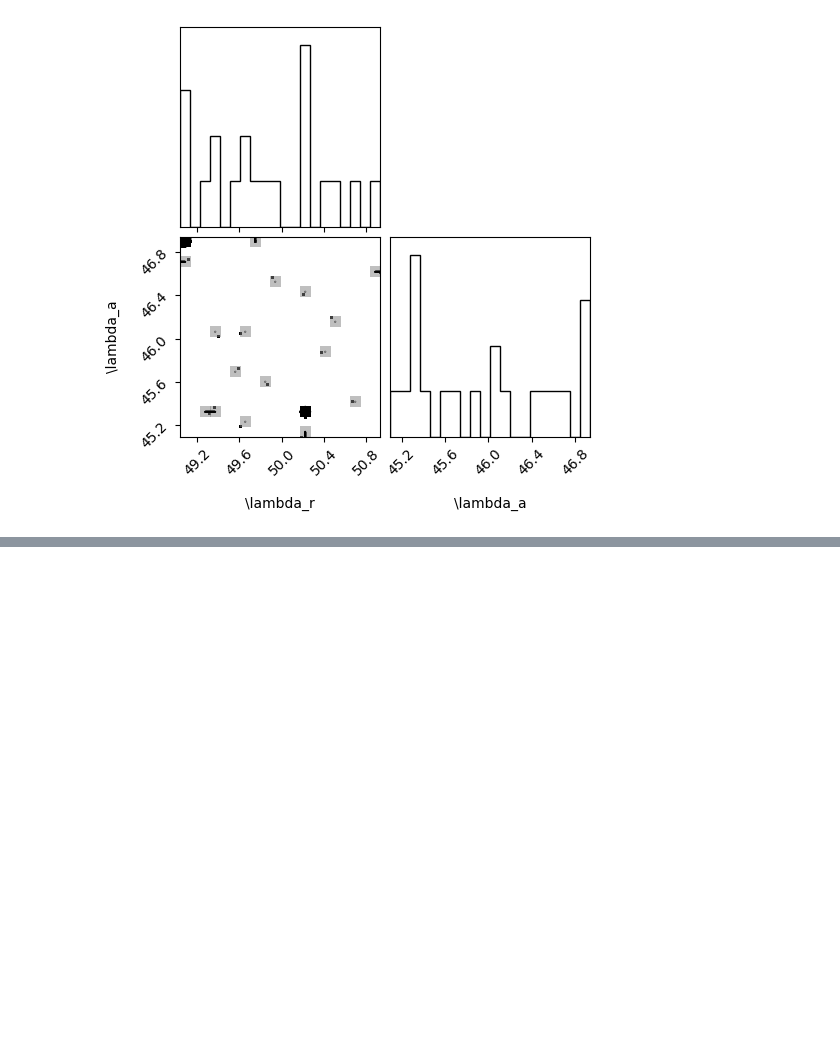
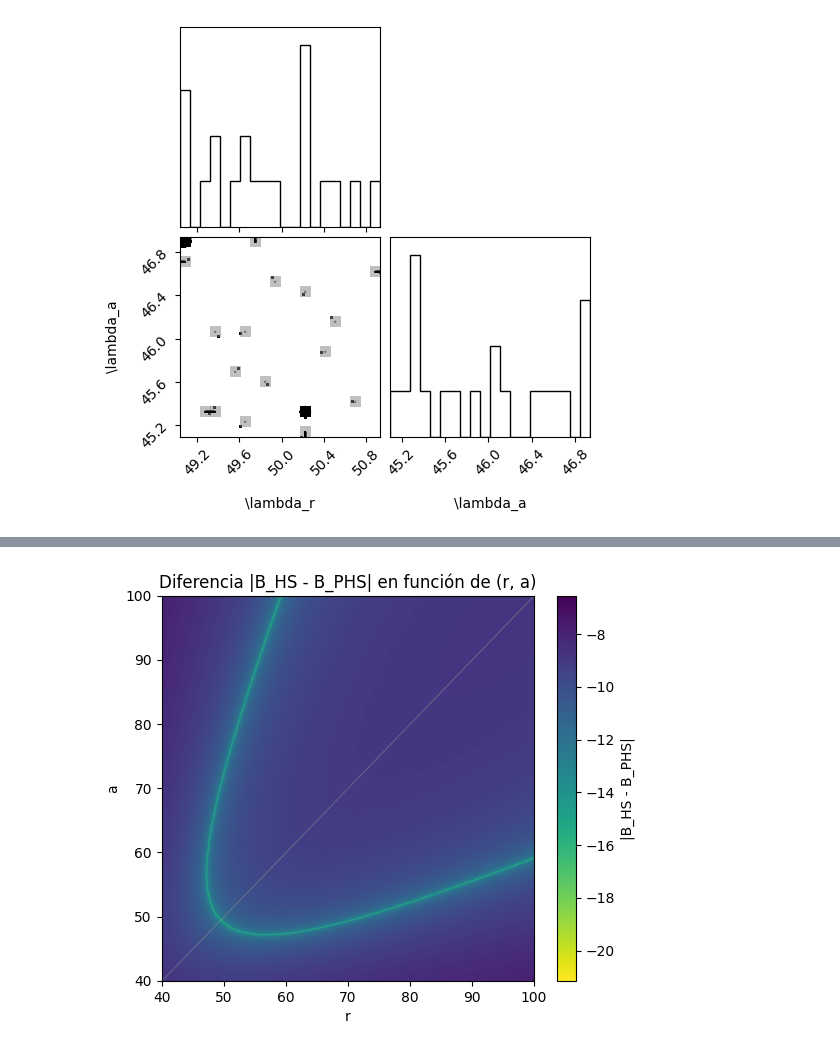
Before and after one commit to Alanxyz/statisticalphysicsrocks, a Jupyter notebook: MC.ipynb, the cells around one changed output, grey strips where cells are left out. Saved outputs shown, nothing was run; the diff lists cells and outputs as text; code cells hidden in the pictures; blank space fills up the shorter version.

```diff
--- a/MC.ipynb
+++ b/MC.ipynb
@@ -373,0 +419,12 @@ plt.plot(r, [f(x) for x in r])
+# %%
+# Graficar
+plt.figure(figsize=(6, 5))
+plt.imshow(np.log(Z), extent=[x.min(), x.max(), y.min(), y.max()],
+           origin='lower', cmap='viridis_r', aspect='auto')
+plt.colorbar(label='|B_HS - B_PHS|')
+plt.xlabel('r')
+plt.ylabel('a')
+plt.title('Diferencia |B_HS - B_PHS| en función de (r, a)')
+plt.show()
+# %% [output]
+[figure, added]
```
Also changed, not shown: parts of 8 cells of this notebook.
